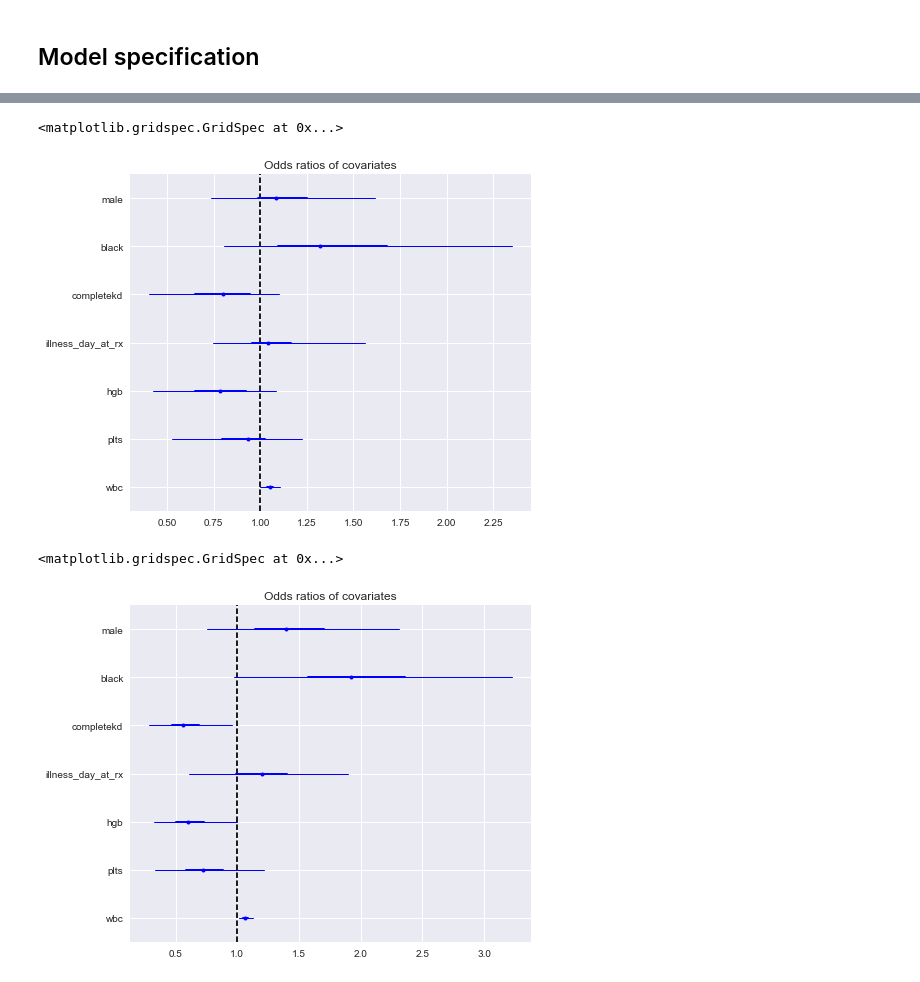
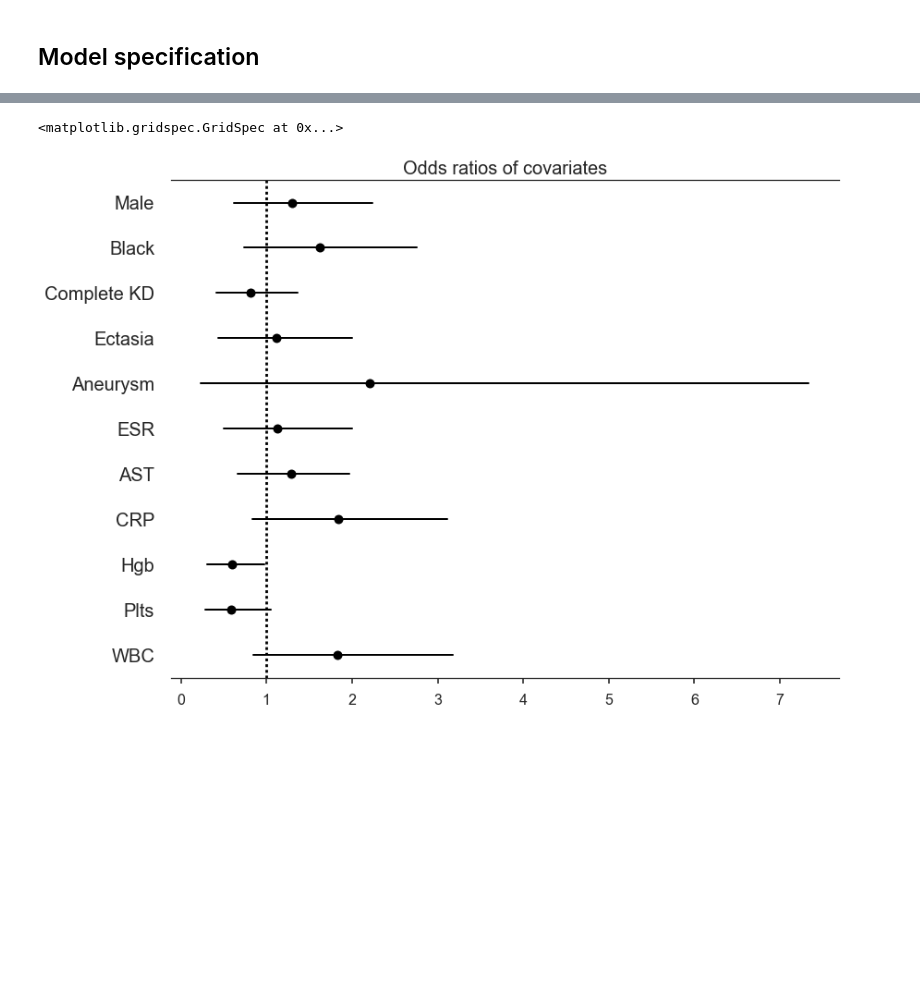
Before and after one commit to fonnesbeck/kawasaki, a Jupyter notebook: notebooks/Kawasaki Non-responder Model.ipynb, the cells around one changed output, grey strips where cells are left out. Drawn from its saved outputs; the diff is of its cells as text; code cells hidden in the pictures; blank space fills up the shorter version.

```diff
--- a/notebooks/Kawasaki Non-responder Model.ipynb
+++ b/notebooks/Kawasaki Non-responder Model.ipynb
@@ -87,12 +94,12 @@ kawasaki_raw['other_race'] = (~kawasaki_raw.race.isin([3,4])).astype(int)
 # %% [markdown]
 Potential covariates: hemoglobin, albumin, platelets, esr, crp, white count, alt, days of fever/days of illness, ast, sodium
 # %%
-relevant_cols = ['therapy_responder', 'sex', 'age_norm', 'age_norm2', 'age_years',
+relevant_cols = ['therapy_nonresponder', 'sex', 'age_under1','age_4over', 'age_years',
                  'black', 'other_race', 'ethnicity', 'completekd', 'hgb', 'albumin',
-                 'esr_mm_hr', 'plts', 'crp_mg_l', 'wbc', 'ast', 'illness_day_at_rx']
+                 'esr_mm_hr', 'plts', 'crp_mg_l', 'wbc', 'ast', 'illness_day_at_rx',
+                 'aneurysm', 'ectasia', 'ectasia_or_aneurysm']
 # %%
 kawasaki_subset = (kawasaki_raw.loc[kawasaki_raw.kdclass!=3, relevant_cols]
-                           .rename(columns={'sex':'male'})
-                           .assign(non_responder=(kawasaki_raw.therapy_responder==0).astype(int)))
+                           .rename(columns={'sex':'male'}))
 kawasaki_subset.head()
 # %% [output]
@@ -339,0 +177,4 @@ plt.legend(loc="lower right")
+# %%
+binary_covs = ['male', 'black', 'completekd', 'ectasia', 'aneurysm']
+
+kawasaki_subset[binary_covs].isnull().mean()
@@ -389,5 +250,6 @@ with pm.Model() as covariate_model:
 # %%
 with covariate_model:
-    cov_trace = pm.sample(5000, tune=4000)
+    cov_trace = pm.sample(5000, n_init=50000, tune=4000, #target_accept=0.9,
+                          random_seed=RANDOM_SEEDS[0])
 # %% [output]
 Auto-assigning NUTS sampler...
@@ -416,12 +288,11 @@ odds:
 # %%
-pm.forestplot(cov_trace[-1000:], varnames=['odds'], ylabels=covs + ['hgb', 'plts', 'wbc'], vline=1,
-              main='Odds ratios of covariates')
+pm.forestplot(cov_trace[-1000:],
+              varnames=['odds'],
+              ylabels=['Male', 'Black', 'Complete KD', 'Ectasia', 'Aneurysm',
+                       'ESR', 'AST', 'CRP', 'Hgb', 'Plts', 'WBC'],
+              vline=1,
+              main='Odds ratios of covariates',
+              quartiles=False, linewidth=5, fontsize=20, color='black', markersize=10)
 # %% [output]
 <matplotlib.gridspec.GridSpec at 0x...>
-[figure, old version]
+[figure, new version]
-# %%
-pm.forestplot(cov_trace[-1000:], varnames=['odds'], ylabels=covs + ['hgb', 'plts', 'wbc'], vline=1,
-              main='Odds ratios of covariates')
-# %% [output]
-<matplotlib.gridspec.GridSpec at 0x...>
-[figure, removed]
```
Also changed, not shown: parts of 56 cells of this notebook, 2 other files.
